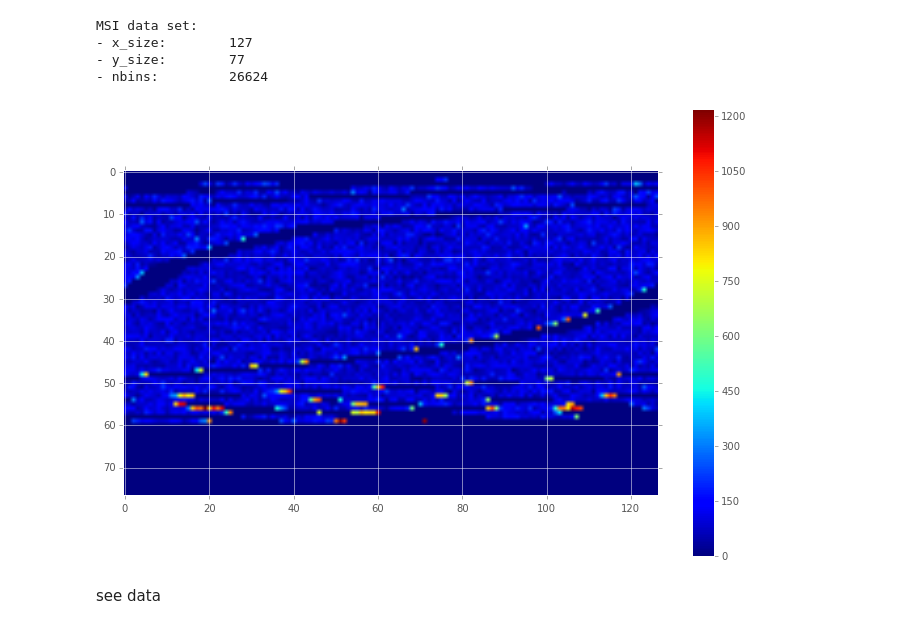
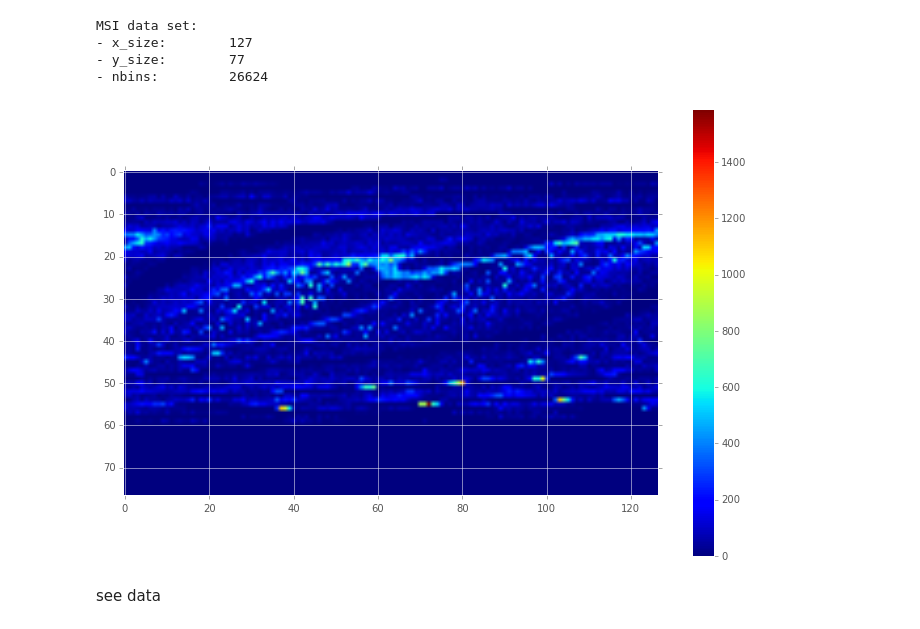
Before and after one commit to wanqiuzhang/MSI_MachineLearning, a Jupyter notebook: MSI_pp-Copy1.ipynb, the cells around one changed output. Saved outputs shown, nothing was run; the diff lists cells and outputs as text; code cells hidden in the pictures.

```diff
--- a/MSI_pp-Copy1.ipynb
+++ b/MSI_pp-Copy1.ipynb
@@ -171,12 +171,12 @@ MSI data set:
 - y_size:        77
 - nbins:         26624
 # %%
-plotIonImg(msi_data_transp, 325)
-
+label_bin = 598
+plotIonImg(msi_data_transp, label_bin)
 plt.colorbar()
 plt.show()
 # %% [output]
-[figure, old version]
+[figure, new version]
 # %%
 import numpy as np
 import matplotlib.pyplot as plt
```
Also changed, not shown: parts of 17 cells of this notebook.
